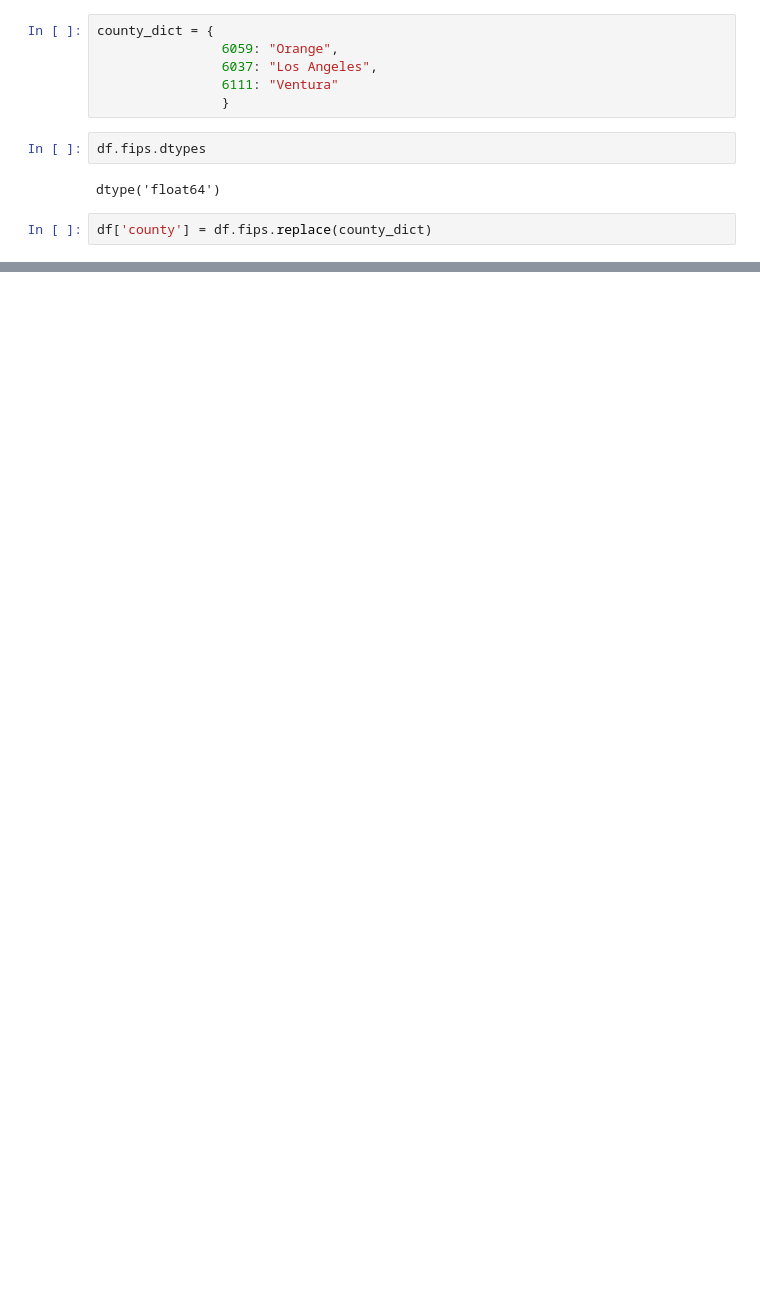
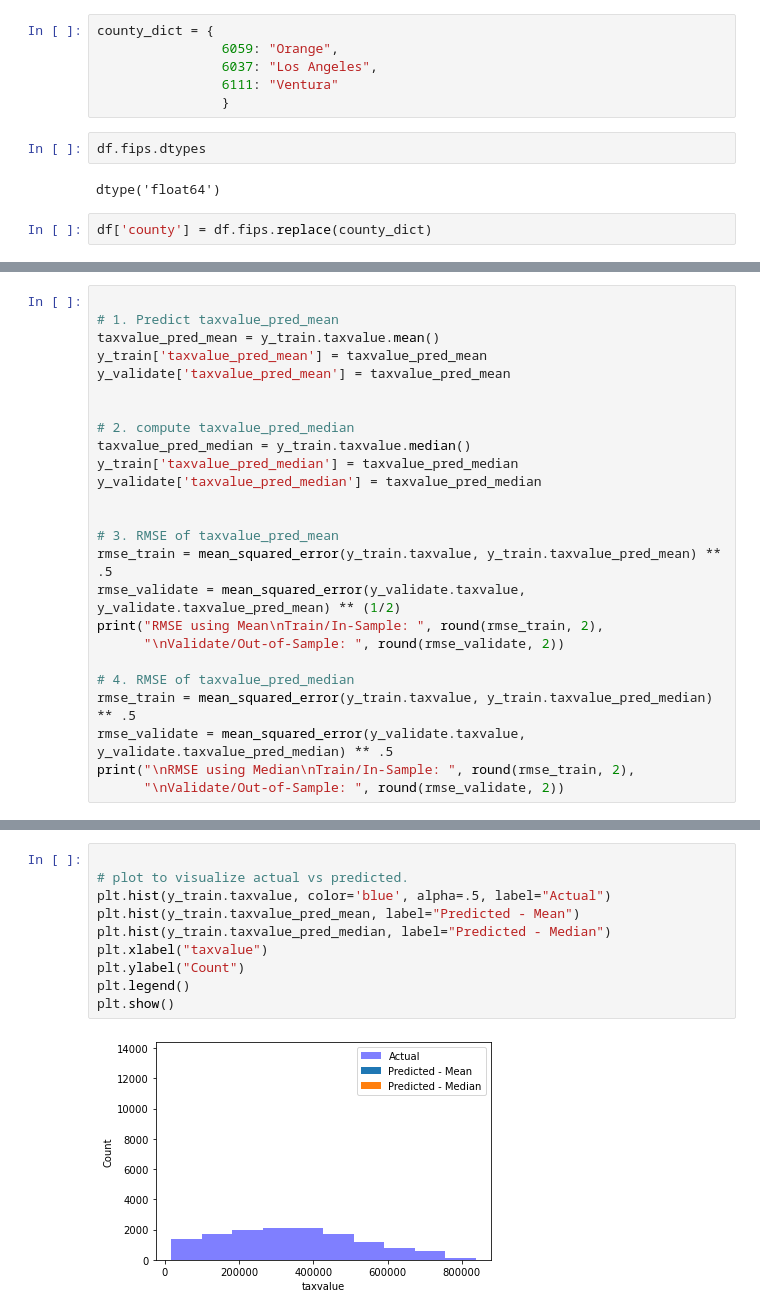
Before and after one commit to lopezelihezer/zillow_regression_project, a Jupyter notebook: scratch.ipynb, the cells around one changed output, grey strips where cells are left out. Drawn from its saved outputs; the diff is of its cells as text; blank space fills up the shorter version.

```diff
--- a/scratch.ipynb
+++ b/scratch.ipynb
@@ -166,0 +228,25 @@ df.head()
+# %%
+
+# 1. Predict taxvalue_pred_mean
+taxvalue_pred_mean = y_train.taxvalue.mean()
+y_train['taxvalue_pred_mean'] = taxvalue_pred_mean
+y_validate['taxvalue_pred_mean'] = taxvalue_pred_mean
+
+
+# 2. compute taxvalue_pred_median
+taxvalue_pred_median = y_train.taxvalue.median()
+y_train['taxvalue_pred_median'] = taxvalue_pred_median
+y_validate['taxvalue_pred_median'] = taxvalue_pred_median
+
+
+# 3. RMSE of taxvalue_pred_mean
+rmse_train = mean_squared_error(y_train.taxvalue, y_train.taxvalue_pred_mean) ** .5
+rmse_validate = mean_squared_error(y_validate.taxvalue, y_validate.taxvalue_pred_mean) ** (1/2)
+print("RMSE using Mean\nTrain/In-Sample: ", round(rmse_train, 2),
+      "\nValidate/Out-of-Sample: ", round(rmse_validate, 2))
+
+# 4. RMSE of taxvalue_pred_median
+rmse_train = mean_squared_error(y_train.taxvalue, y_train.taxvalue_pred_median) ** .5
+rmse_validate = mean_squared_error(y_validate.taxvalue, y_validate.taxvalue_pred_median) ** .5
+print("\nRMSE using Median\nTrain/In-Sample: ", round(rmse_train, 2),
+      "\nValidate/Out-of-Sample: ", round(rmse_validate, 2))
@@ -166,0 +308,12 @@ df.head()
+# %%
+
+# plot to visualize actual vs predicted.
+plt.hist(y_train.taxvalue, color='blue', alpha=.5, label="Actual")
+plt.hist(y_train.taxvalue_pred_mean, label="Predicted - Mean")
+plt.hist(y_train.taxvalue_pred_median, label="Predicted - Median")
+plt.xlabel("taxvalue")
+plt.ylabel("Count")
+plt.legend()
+plt.show()
+# %% [output]
+[figure, added]
```
Also changed, not shown: parts of 64 cells of this notebook, 2 other files.
